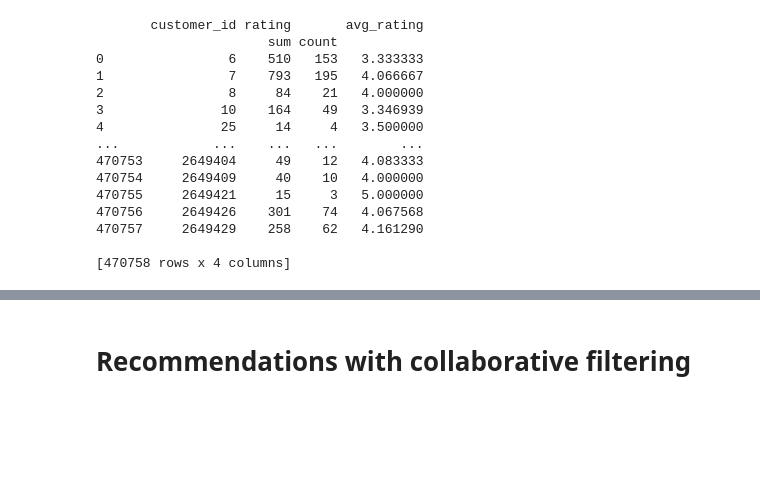
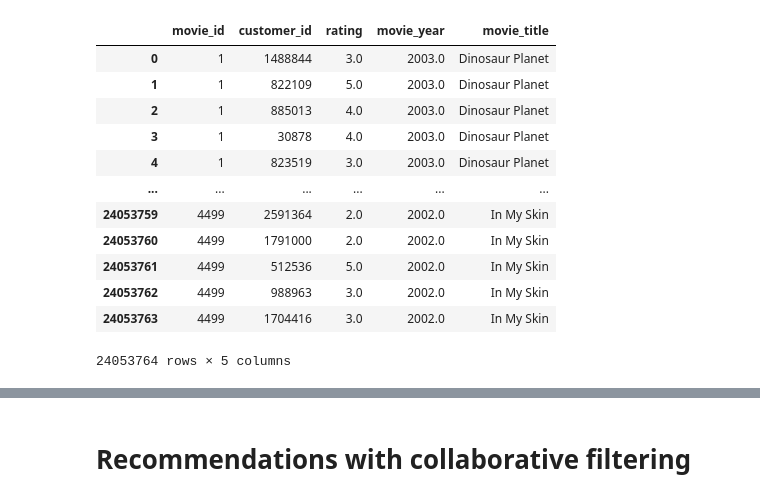
Before and after one commit to Ragnarstefanss/netflix-recommendation, a Jupyter notebook: main.ipynb, the cells around one changed output, grey strips where cells are left out. Saved outputs shown, nothing was run; the diff lists cells and outputs as text; code cells hidden in the pictures; blank space fills up the shorter version.

Commit message:
commented and changed variable names

```diff
--- a/main.ipynb
+++ b/main.ipynb
@@ -11,17 +37,17 @@ import pickle
 # %%
-## import all combined_data files to pandas
-df_1 = pd.read_csv('./data/combined_data_1.txt', header = None, names = ['customer_id', 'rating'], usecols = [0,1])
-#df2 = pd.read_csv('./data/combined_data_2.txt', header = None, names = ['customer_id', 'rating'], usecols = [0,1])
-#df3 = pd.read_csv('./data/combined_data_3.txt', header = None, names = ['customer_id', 'rating'], usecols = [0,1])
-#df4 = pd.read_csv('./data/combined_data_4.txt', header = None, names = ['customer_id', 'rating'], usecols = [0,1])
-## change rating to float
-df_1['rating'] = df_1['rating'].astype(float)
-#df2['rating'] = df2['rating'].astype(float)
-#df3['rating'] = df3['rating'].astype(float)
-#df4['rating'] = df4['rating'].astype(float)
-##combine to one large pandas dataframe
-df_all = df_1
-#data = data.append(df2)
-#data = data.append(df3)
-#data = data.append(df4)
+## import all combined_data files to one large pandas dataframe
+##> returns index, customer_id (which is both movie and customer), rating (NaN = customer_id is a movie, Not NaN = customers rating)
+df_all = pd.read_csv('./data/combined_data_1.txt', header = None, names = ['customer_id', 'rating'], usecols = [0,1])
+#df_all = df_all.append(pd.read_csv('./data/combined_data_2.txt', header = None, names = ['customer_id', 'rating'], usecols = [0,1]))
+#df_all = df_all.append(pd.read_csv('./data/combined_data_3.txt', header = None, names = ['customer_id', 'rating'], usecols = [0,1]))
+#df_all = df_all.append(pd.read_csv('./data/combined_data_4.txt', header = None, names = ['customer_id', 'rating'], usecols = [0,1]))
 df_all.index = np.arange(0,len(df_all))
+df_all['rating'] = df_all['rating'].astype(float)
+
+## ------------------------------------------------------------------------------------- ##
+
+# dataframe containing all informations about the movies
+#> returns movie_id, movie_year, movie_title
+df_movies = pd.read_csv('./data/movie_titles.csv', header = None, names = ['movie_id', 'movie_year', 'movie_title'], usecols = [0,1,2], encoding="latin1")
+df_movies.set_index('movie_id', inplace = True)
+df_movies
@@ -32,4 +101,6 @@ df_movies
 # %%
+## if use_pickle = True then we don't have to create a new dataframe because it's already been done
+## how ever if you add another csv file to df_all then you will have to set use_pickle = False to get the new data
 def create_dataframe(use_pickle=True):
     if(use_pickle == True):
         in_pickle = open("pickle/movies_customers_ratings.pickle", "rb")
@@ -42,8 +113,6 @@ def create_dataframe(use_pickle=True):
             # if we find : that means this is a movie_id and not customer_id
             if(customer_id.find(":") > 0):
                 movie_id = customer_id.replace(":", "")
-                # if(movie_id != last_movie_id):
-                #     print(movie_id, " index is ", index)
                 last_movie_id = movie_id
             else:
                 # we have this row index so use it to get rating
@@ -59,7 +128,8 @@ def create_dataframe(use_pickle=True):
     # change columns to numerical
     data['movie_id'] = data['movie_id'].astype(int)
     data['customer_id'] = data['customer_id'].astype(int)
-    data["rating"] = data["rating"].astype(int)
+    data["rating"] = data["rating"].astype(float)
     return data
 
-data = create_dataframe(use_pickle=True)
+#> returns index, movie_id, customer_id, rating
+data_rating = create_dataframe(use_pickle=True)
@@ -114,18 +136,19 @@ customers_ratings_stats['avg_rating'] =  customers_ratings_stats['rating']['sum'
-# %%
-print(customers_ratings_stats)
-# %% [output]
-       customer_id rating       avg_rating
-                      sum count
-0                6    510   153   3.333333
-1                7    793   195   4.066667
-2                8     84    21   4.000000
-3               10    164    49   3.346939
-4               25     14     4   3.500000
-...            ...    ...   ...        ...
-470753     2649404     49    12   4.083333
-470754     2649409     40    10   4.000000
-470755     2649421     15     3   5.000000
-470756     2649426    301    74   4.067568
-470757     2649429    258    62   4.161290
-
-[470758 rows x 4 columns]
+# %%
+# combine customer ratings to movie titles
+#> returns index, movie_id, customer_id, rating, movie_year, movie_title
+data_rating_plus_movie_title = data_rating.merge(df_movies, on="movie_id", how="inner")
+data_rating_plus_movie_title
+# %% [output]
+|  | movie_id | customer_id | rating | movie_year | movie_title |
+| 0 | 1 | 1488844 | 3.0 | 2003.0 | Dinosaur Planet |
+| 1 | 1 | 822109 | 5.0 | 2003.0 | Dinosaur Planet |
+| 2 | 1 | 885013 | 4.0 | 2003.0 | Dinosaur Planet |
+| 3 | 1 | 30878 | 4.0 | 2003.0 | Dinosaur Planet |
+| 4 | 1 | 823519 | 3.0 | 2003.0 | Dinosaur Planet |
+| ... | ... | ... | ... | ... | ... |
+| 24053759 | 4499 | 2591364 | 2.0 | 2002.0 | In My Skin |
+| 24053760 | 4499 | 1791000 | 2.0 | 2002.0 | In My Skin |
+| 24053761 | 4499 | 512536 | 5.0 | 2002.0 | In My Skin |
+| 24053762 | 4499 | 988963 | 3.0 | 2002.0 | In My Skin |
+| 24053763 | 4499 | 1704416 | 3.0 | 2002.0 | In My Skin |
+24053764 rows × 5 columns
```
Also changed, not shown: parts of 33 cells of this notebook.
